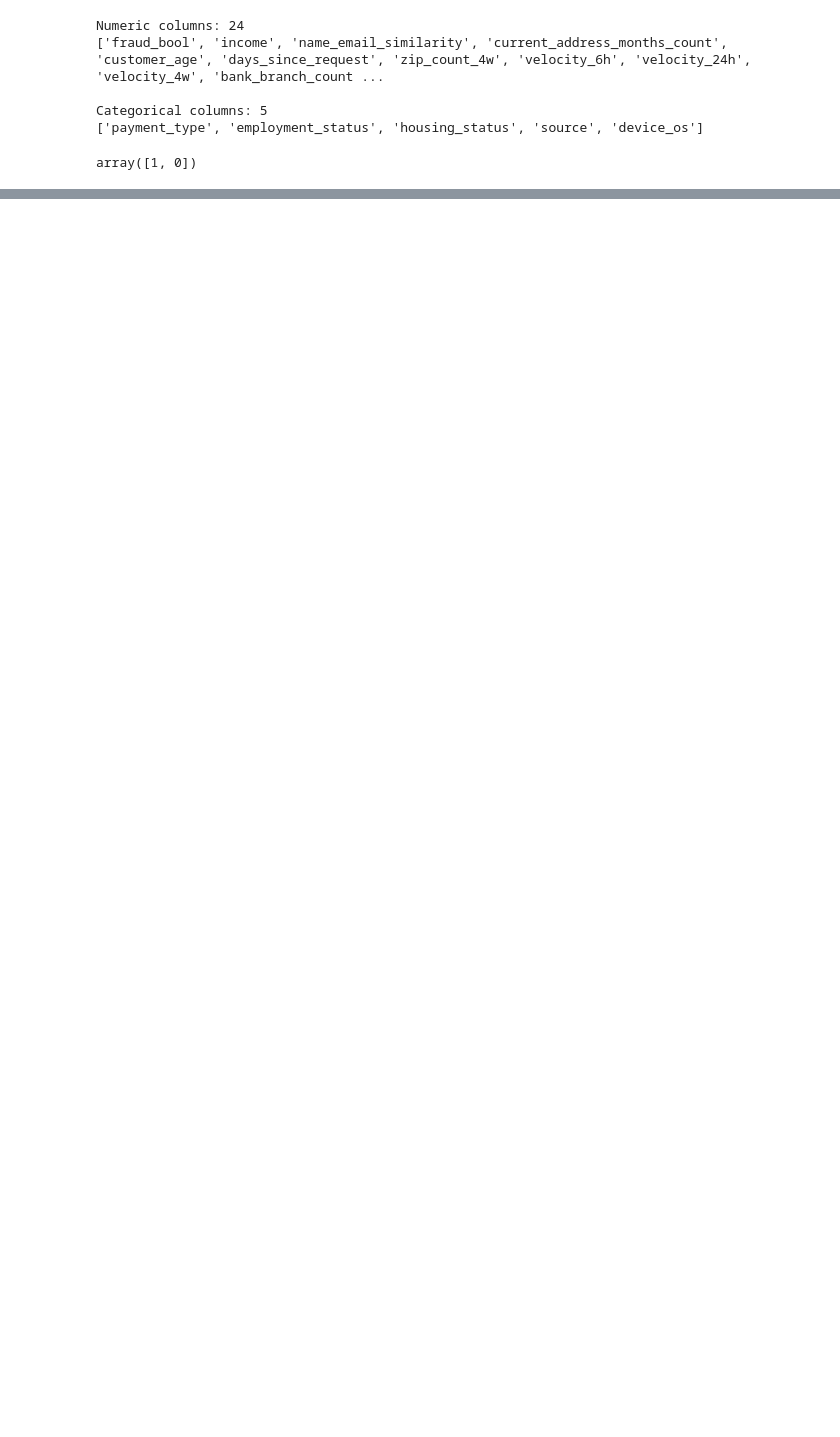
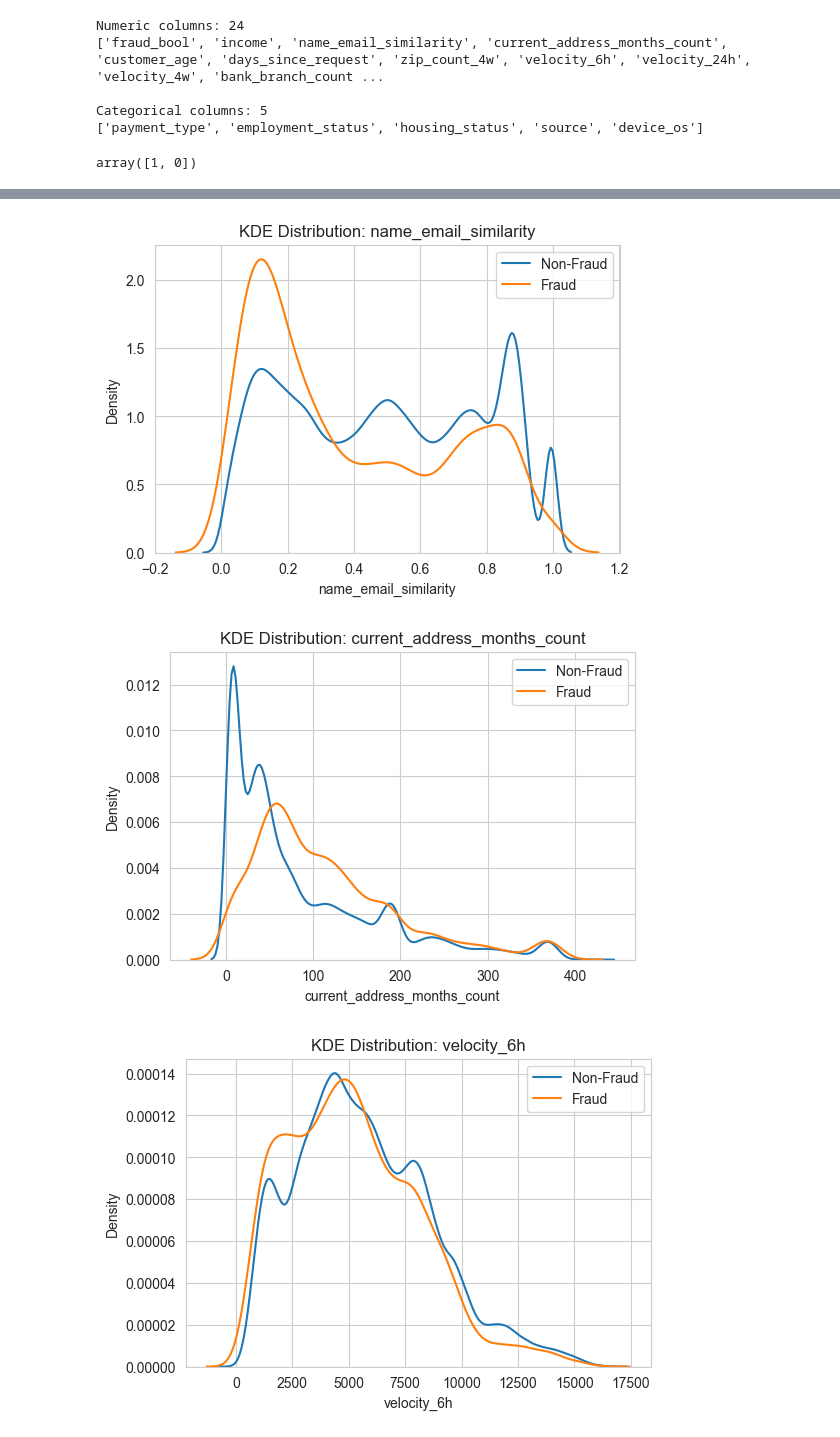
Before and after one commit to khyatinkadam610/bank_fraud_realtime, a Jupyter notebook: notebooks/bank-account-fraud-dataset-suite-neurips-2022.ipynb, the cells around one changed output, grey strips where cells are left out. Cells and saved outputs as stored; diff of their text form; code cells hidden in the pictures; blank space fills up the shorter version.

```diff
--- a/notebooks/bank-account-fraud-dataset-suite-neurips-2022.ipynb
+++ b/notebooks/bank-account-fraud-dataset-suite-neurips-2022.ipynb
@@ -684,0 +312,3 @@ ROC-AUC: 0.8481228758528653
+# %%
+num = ["income","customer_age",'name_email_similarity', 'current_address_months_count', 'velocity_6h', 'velocity_24h', 'velocity_4w', 'date_of_birth_distinct_emails_4w', 'credit_risk_score', 'proposed_credit_limit']
+cat = ['email_is_free', 'phone_home_valid','phone_mobile_valid', 'has_other_cards','foreign_request','keep_alive_session','payment_type', 'employment_status', 'housing_status', 'source', 'device_os']
@@ -684,0 +442,15 @@ ROC-AUC: 0.8481228758528653
+# %%
+import matplotlib.pyplot as plt
+import seaborn as sns
+
+for col in num:
+    plt.figure(figsize=(6,4))
+    sns.kdeplot(df[df['fraud_bool']==0][col], label='Non-Fraud')
+    sns.kdeplot(df[df['fraud_bool']==1][col], label='Fraud')
+    plt.title(f"KDE Distribution: {col}")
+    plt.legend()
+    plt.show()
+# %% [output]
+[figure, added]
+[figure, added]
+[figure, added]
```
Also changed, not shown: parts of 88 cells of this notebook, 5 other files.
